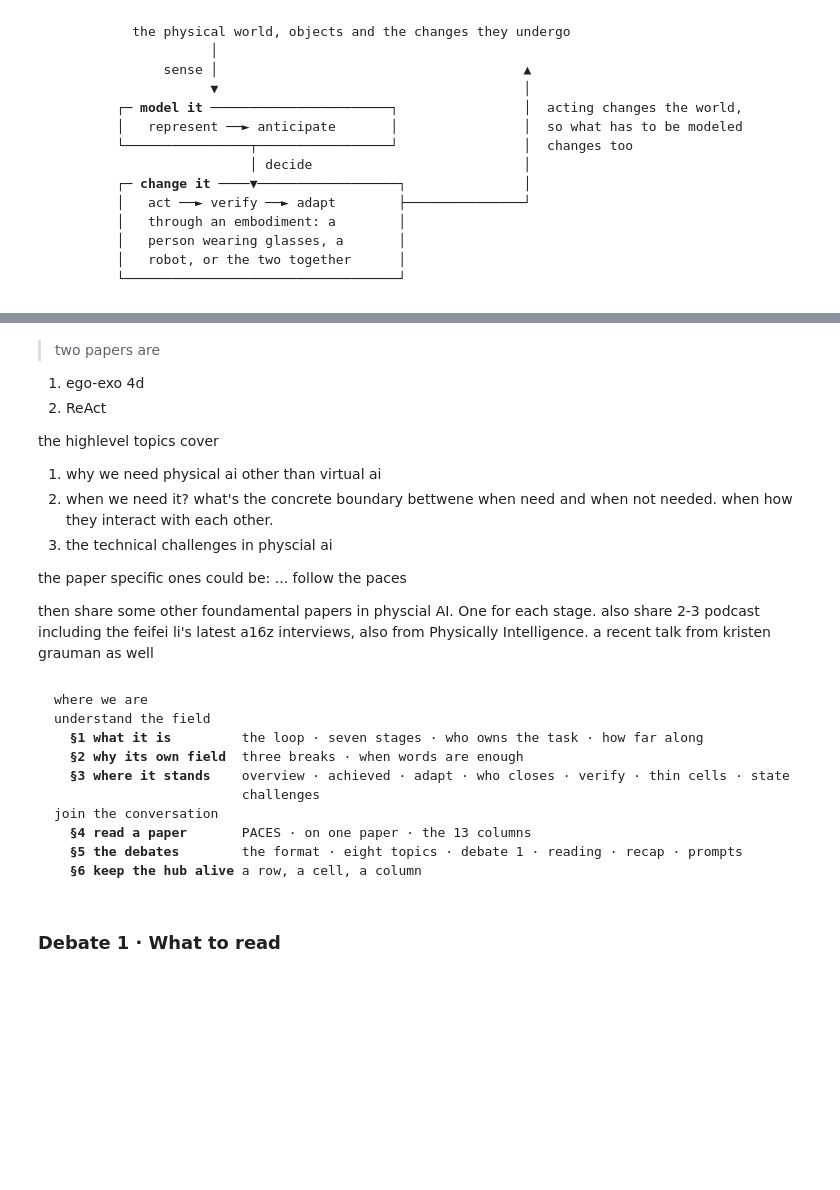
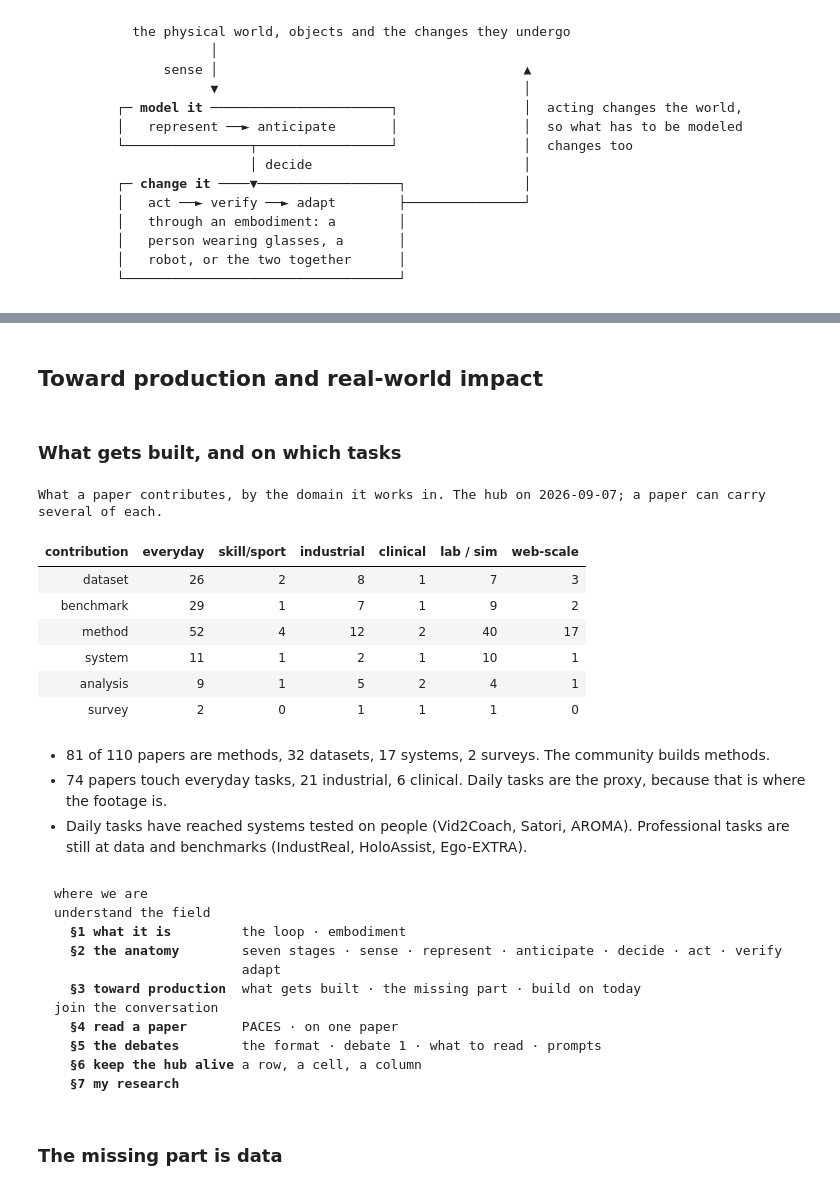
Before and after one commit to yayuanli-org/awesome-physical-ai, a Jupyter notebook: courses/umich-26fall-rob599-physically-grounded-ai-agents/lectures/02-where-the-field-stands/doc.ipynb, the cells around one changed output, grey strips where cells are left out. Drawn from its saved outputs; the diff is of its cells as text; code cells hidden in the pictures; blank space fills up the shorter version.

```diff
--- a/courses/umich-26fall-rob599-physically-grounded-ai-agents/lectures/02-where-the-field-stands/doc.ipynb
+++ b/courses/umich-26fall-rob599-physically-grounded-ai-agents/lectures/02-where-the-field-stands/doc.ipynb
@@ -648,30 +481,38 @@ Every vocabulary value carried by fewer than a tenth of the hub, with the newest
+# %% [markdown]
+## Toward production and real-world impact
+# %% [markdown]
+### What gets built, and on which tasks
+# %%
+import nbdoc
+nbdoc.table("data/contribution_by_domain.csv",
+            caption="What a paper contributes, by the domain it works in. "
+                    "The hub on 2026-09-07; a paper can carry several of each.")
+# %% [output]
+What a paper contributes, by the domain it works in. The hub on 2026-09-07; a paper can carry several of each.
+| contribution | everyday | skill/sport | industrial | clinical | lab / sim | web-scale |
+| dataset | 26 | 2 | 8 | 1 | 7 | 3 |
+| benchmark | 29 | 1 | 7 | 1 | 9 | 2 |
+| method | 52 | 4 | 12 | 2 | 40 | 17 |
+| system | 11 | 1 | 2 | 1 | 10 | 1 |
+| analysis | 9 | 1 | 5 | 2 | 4 | 1 |
+| survey | 2 | 0 | 1 | 1 | 1 | 0 |
 # %% [markdown]
-> two papers are
-1. ego-exo 4d
-2. ReAct
-
-the highlevel topics cover
-1. why we need physical ai other than virtual ai
-2. when we need it? what's the concrete boundary bettwene when need and when not needed. when how they interact with each other.
-3. the technical challenges in physcial ai
-
-the paper specific ones could be:
-... follow the paces
-
-then share some other foundamental papers in physcial AI. One for each stage.
-also share 2-3  podcast including the feifei li's latest a16z interviews, also from Physically Intelligence. a recent talk from kristen grauman as well
+- 81 of 110 papers are methods, 32 datasets, 17 systems, 2 surveys. The community builds methods.
+- 74 papers touch everyday tasks, 21 industrial, 6 clinical. Daily tasks are the proxy, because that is where the footage is.
+- Daily tasks have reached systems tested on people (Vid2Coach, Satori, AROMA). Professional tasks are still at data and benchmarks (IndustReal, HoloAssist, Ego-EXTRA).
-# %% [markdown]
-<pre class="flow map">
-<span class="lbl">where we are</span>
-<span class="grp">understand the field</span>
-  <b class="done">§1 what it is</b>         <span class="done">the loop</span><span class="sep"> · </span><span class="done">seven stages</span><span class="sep"> · </span><span class="done">who owns the task</span><span class="sep"> · </span><span class="done">how far along</span>
-  <b class="done">§2 why its own field</b>  <span class="done">three breaks</span><span class="sep"> · </span><span class="done">when words are enough</span>
-  <b class="done">§3 where it stands</b>    <span class="done">overview</span><span class="sep"> · </span><span class="done">achieved</span><span class="sep"> · </span><span class="done">adapt</span><span class="sep"> · </span><span class="done">who closes</span><span class="sep"> · </span><span class="done">verify</span><span class="sep"> · </span><span class="done">thin cells</span><span class="sep"> · </span><span class="done">state</span>
-                        <span class="done">challenges</span>
-<span class="grp">join the conversation</span>
-  <b class="done">§4 read a paper</b>       <span class="done">PACES</span><span class="sep"> · </span><span class="done">on one paper</span><span class="sep"> · </span><span class="done">the 13 columns</span>
-  <b class="done">§5 the debates</b>        <span class="done">the format</span><span class="sep"> · </span><span class="done">eight topics</span><span class="sep"> · </span><span class="done">debate 1</span><span class="sep"> · </span><span class="todo">reading</span><span class="sep"> · </span><span class="todo">recap</span><span class="sep"> · </span><span class="todo">prompts</span>
-  <b class="todo">§6 keep the hub alive</b> <span class="todo">a row, a cell, a column</span>
-</pre>
-# %% [markdown]
-### Debate 1 · What to read
+# %% [markdown]
+<pre class="flow map">
+<span class="lbl">where we are</span>
+<span class="grp">understand the field</span>
+  <b class="done">§1 what it is</b>         <span class="done">the loop</span><span class="sep"> · </span><span class="done">embodiment</span>
+  <b class="done">§2 the anatomy</b>        <span class="done">seven stages</span><span class="sep"> · </span><span class="done">sense</span><span class="sep"> · </span><span class="done">represent</span><span class="sep"> · </span><span class="done">anticipate</span><span class="sep"> · </span><span class="done">decide</span><span class="sep"> · </span><span class="done">act</span><span class="sep"> · </span><span class="done">verify</span>
+                        <span class="done">adapt</span>
+  <b class="done">§3 toward production</b>  <span class="done">what gets built</span><span class="sep"> · </span><span class="todo">the missing part</span><span class="sep"> · </span><span class="todo">build on today</span>
+<span class="grp">join the conversation</span>
+  <b class="todo">§4 read a paper</b>       <span class="todo">PACES</span><span class="sep"> · </span><span class="todo">on one paper</span>
+  <b class="todo">§5 the debates</b>        <span class="todo">the format</span><span class="sep"> · </span><span class="todo">debate 1</span><span class="sep"> · </span><span class="todo">what to read</span><span class="sep"> · </span><span class="todo">prompts</span>
+  <b class="todo">§6 keep the hub alive</b> <span class="todo">a row, a cell, a column</span>
+  <b class="todo">§7 my research</b>
+</pre>
+# %% [markdown]
+### The missing part is data
```
Also changed, not shown: parts of 157 cells of this notebook, 54 other files.
